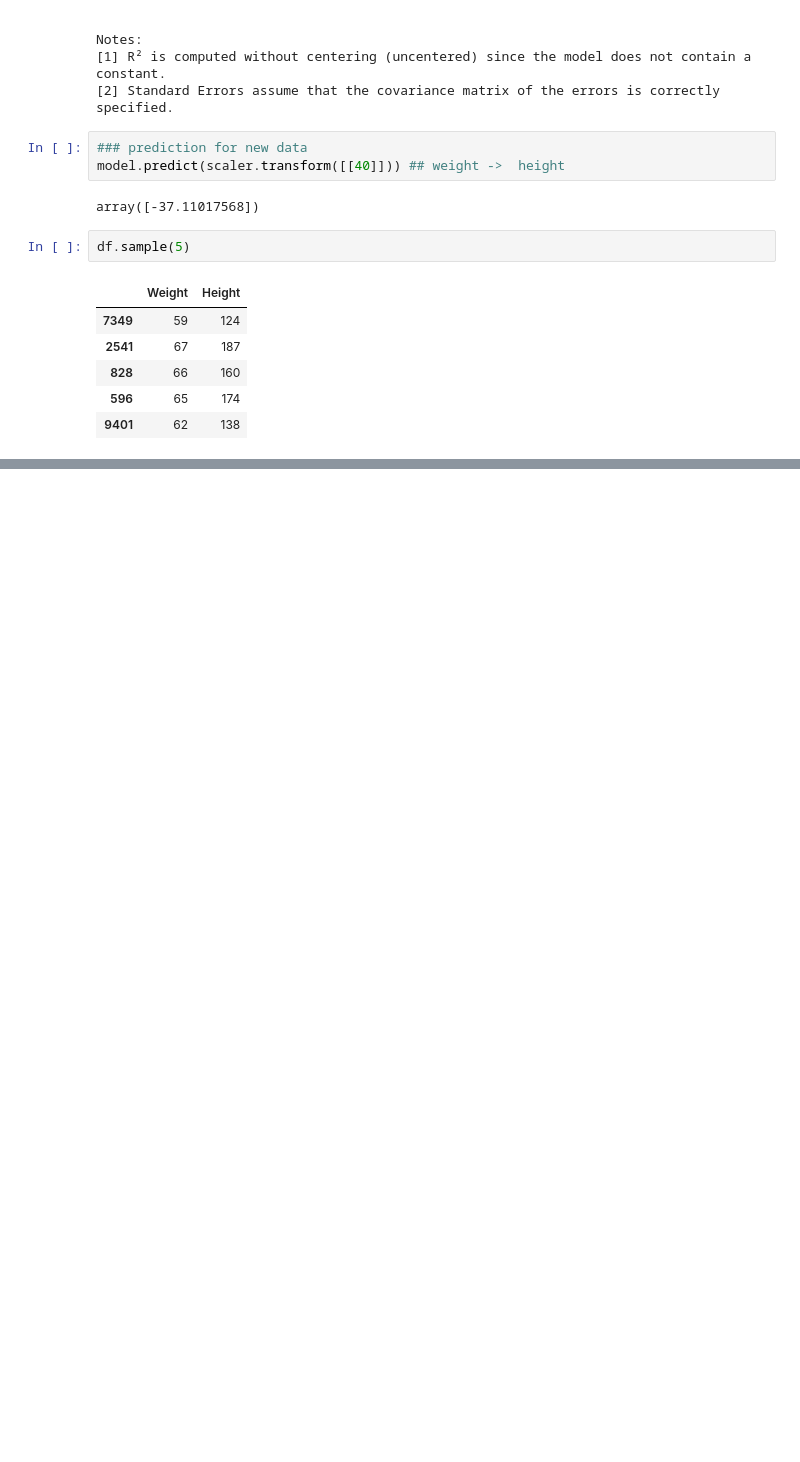
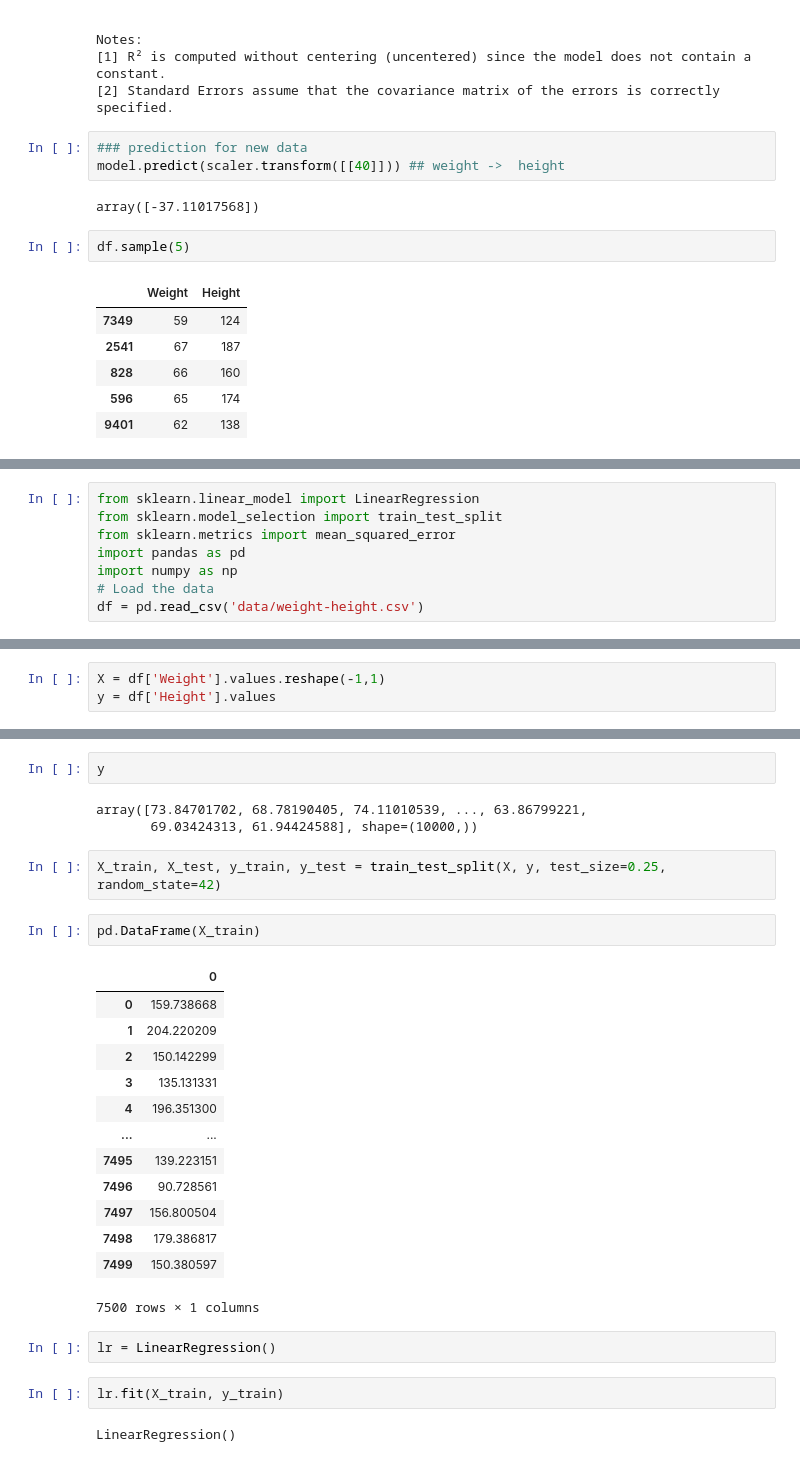
Before and after one commit to Ashok-Prajapati2/Machine-Learning, a Jupyter notebook: simple-linear-reg.ipynb, the cells around one changed output, grey strips where cells are left out. Saved outputs shown, nothing was run; the diff lists cells and outputs as text; blank space fills up the shorter version.

```diff
--- a/simple-linear-reg.ipynb
+++ b/simple-linear-reg.ipynb
@@ -236,0 +239,8 @@ df.sample(5)
+# %%
+from sklearn.linear_model import LinearRegression
+from sklearn.model_selection import train_test_split
+from sklearn.metrics import mean_squared_error
+import pandas as pd
+import numpy as np
+# Load the data
+df = pd.read_csv('data/weight-height.csv')
@@ -236,0 +256,3 @@ df.sample(5)
+# %%
+X = df['Weight'].values.reshape(-1,1)
+y = df['Height'].values
@@ -236,0 +269,29 @@ df.sample(5)
+# %%
+y
+# %% [output]
+array([73.84701702, 68.78190405, 74.11010539, ..., 63.86799221,
+       69.03424313, 61.94424588], shape=(10000,))
+# %%
+X_train, X_test, y_train, y_test = train_test_split(X, y, test_size=0.25, random_state=42)
+# %%
+pd.DataFrame(X_train)
+# %% [output]
+|  | 0 |
+| 0 | 159.738668 |
+| 1 | 204.220209 |
+| 2 | 150.142299 |
+| 3 | 135.131331 |
+| 4 | 196.351300 |
+| ... | ... |
+| 7495 | 139.223151 |
+| 7496 | 90.728561 |
+| 7497 | 156.800504 |
+| 7498 | 179.386817 |
+| 7499 | 150.380597 |
+7500 rows × 1 columns
+# %%
+lr = LinearRegression()
+# %%
+lr.fit(X_train, y_train)
+# %% [output]
+LinearRegression()
```
Also changed, not shown: parts of 21 cells of this notebook, 7 other files.
